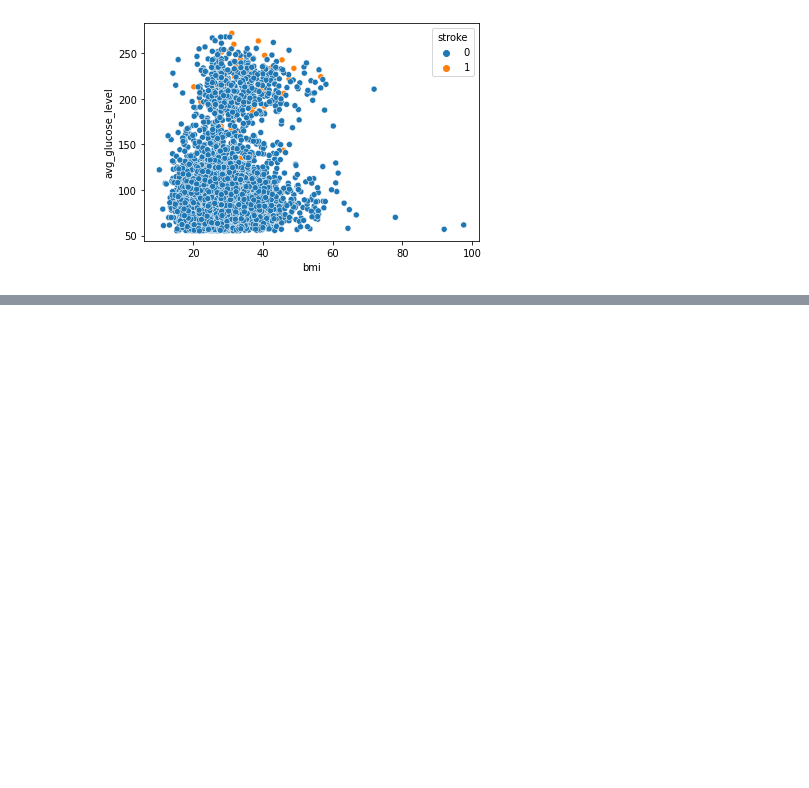
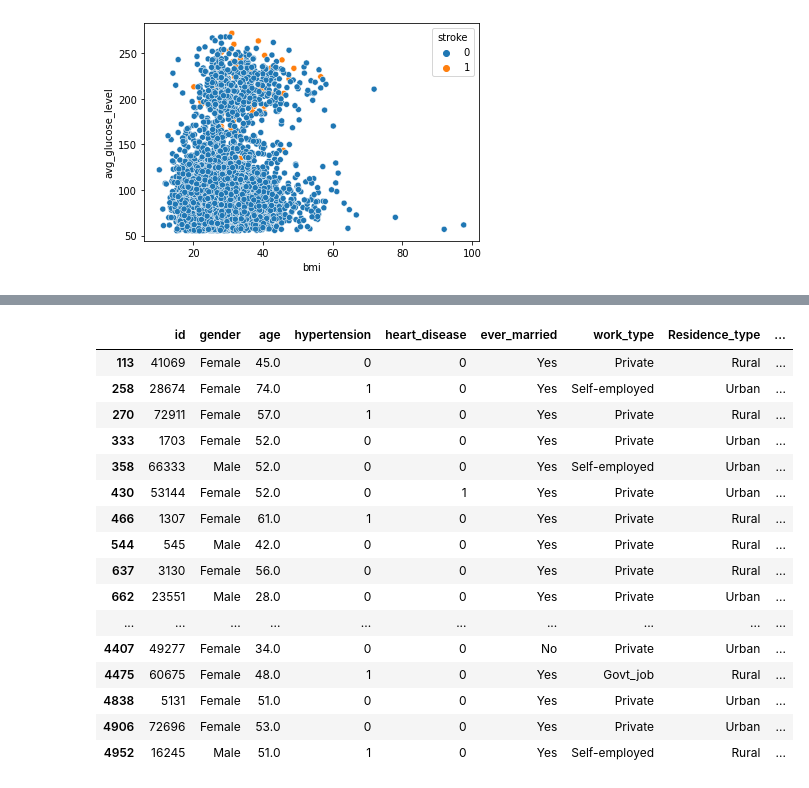
Before and after one commit to sohamp11/Dax-Training, a Jupyter notebook: DAX-DS-Assignment-2022-Soham_Pati/Data_Analytics/Analytics_Assign.ipynb, the cells around one changed output, grey strips where cells are left out. Drawn from its saved outputs; the diff is of its cells as text; code cells hidden in the pictures; blank space fills up the shorter version.

```diff
--- a/DAX-DS-Assignment-2022-Soham_Pati/Data_Analytics/Analytics_Assign.ipynb
+++ b/DAX-DS-Assignment-2022-Soham_Pati/Data_Analytics/Analytics_Assign.ipynb
@@ -155,0 +183,20 @@ sns.scatterplot(data = df,x='bmi', y='avg_glucose_level',hue = 'stroke')
+# %%
+df[(df.bmi>upper_limit) | (df.bmi<lower_limit)]
+# %% [output]
+|  | id | gender | age | hypertension | heart_disease | ever_married | work_type | Residence_type | ... |
+| 113 | 41069 | Female | 45.0 | 0 | 0 | Yes | Private | Rural | ... |
+| 258 | 28674 | Female | 74.0 | 1 | 0 | Yes | Self-employed | Urban | ... |
+| 270 | 72911 | Female | 57.0 | 1 | 0 | Yes | Private | Rural | ... |
+| 333 | 1703 | Female | 52.0 | 0 | 0 | Yes | Private | Urban | ... |
+| 358 | 66333 | Male | 52.0 | 0 | 0 | Yes | Self-employed | Urban | ... |
+| 430 | 53144 | Female | 52.0 | 0 | 1 | Yes | Private | Urban | ... |
+| 466 | 1307 | Female | 61.0 | 1 | 0 | Yes | Private | Rural | ... |
+| 544 | 545 | Male | 42.0 | 0 | 0 | Yes | Private | Rural | ... |
+| 637 | 3130 | Female | 56.0 | 0 | 0 | Yes | Private | Rural | ... |
+| 662 | 23551 | Male | 28.0 | 0 | 0 | Yes | Private | Urban | ... |
+| ... | ... | ... | ... | ... | ... | ... | ... | ... | ... |
+| 4407 | 49277 | Female | 34.0 | 0 | 0 | No | Private | Urban | ... |
+| 4475 | 60675 | Female | 48.0 | 1 | 0 | Yes | Govt_job | Rural | ... |
+| 4838 | 5131 | Female | 51.0 | 0 | 0 | Yes | Private | Urban | ... |
+| 4906 | 72696 | Female | 53.0 | 0 | 0 | Yes | Private | Urban | ... |
+| 4952 | 16245 | Male | 51.0 | 1 | 0 | Yes | Self-employed | Rural | ... |
```
Also changed, not shown: parts of 35 cells of this notebook.
